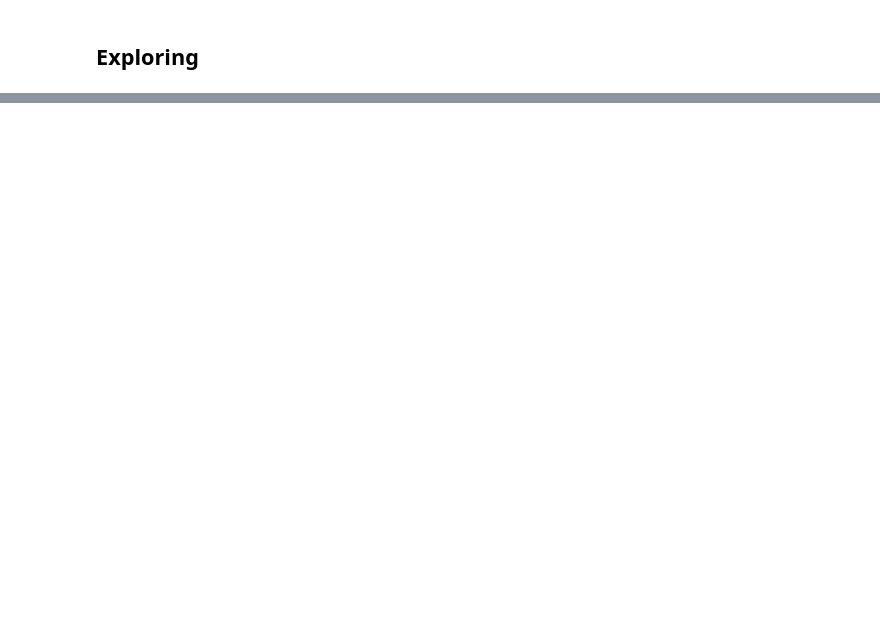
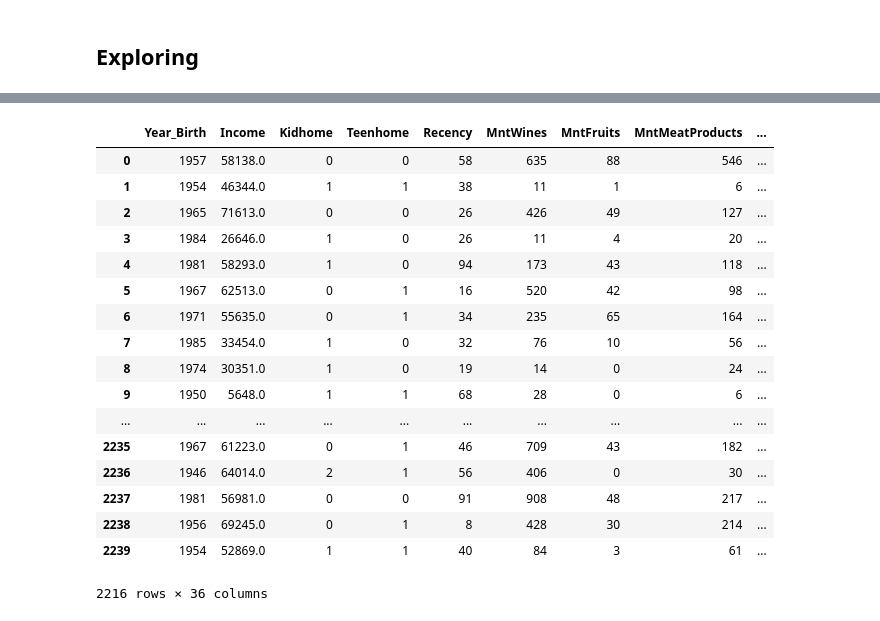
Before and after one commit to iancamleite/ifood-data-business-analyst-test, a Jupyter notebook: Analysis.ipynb, the cells around one changed output, grey strips where cells are left out. Saved outputs shown, nothing was run; the diff lists cells and outputs as text; code cells hidden in the pictures; blank space fills up the shorter version.

```diff
--- a/Analysis.ipynb
+++ b/Analysis.ipynb
@@ -206,0 +334,21 @@ corr.style.background_gradient(cmap='coolwarm')
+# %%
+X
+# %% [output]
+|  | Year_Birth | Income | Kidhome | Teenhome | Recency | MntWines | MntFruits | MntMeatProducts | ... |
+| 0 | 1957 | 58138.0 | 0 | 0 | 58 | 635 | 88 | 546 | ... |
+| 1 | 1954 | 46344.0 | 1 | 1 | 38 | 11 | 1 | 6 | ... |
+| 2 | 1965 | 71613.0 | 0 | 0 | 26 | 426 | 49 | 127 | ... |
+| 3 | 1984 | 26646.0 | 1 | 0 | 26 | 11 | 4 | 20 | ... |
+| 4 | 1981 | 58293.0 | 1 | 0 | 94 | 173 | 43 | 118 | ... |
+| 5 | 1967 | 62513.0 | 0 | 1 | 16 | 520 | 42 | 98 | ... |
+| 6 | 1971 | 55635.0 | 0 | 1 | 34 | 235 | 65 | 164 | ... |
+| 7 | 1985 | 33454.0 | 1 | 0 | 32 | 76 | 10 | 56 | ... |
+| 8 | 1974 | 30351.0 | 1 | 0 | 19 | 14 | 0 | 24 | ... |
+| 9 | 1950 | 5648.0 | 1 | 1 | 68 | 28 | 0 | 6 | ... |
+| ... | ... | ... | ... | ... | ... | ... | ... | ... | ... |
+| 2235 | 1967 | 61223.0 | 0 | 1 | 46 | 709 | 43 | 182 | ... |
+| 2236 | 1946 | 64014.0 | 2 | 1 | 56 | 406 | 0 | 30 | ... |
+| 2237 | 1981 | 56981.0 | 0 | 0 | 91 | 908 | 48 | 217 | ... |
+| 2238 | 1956 | 69245.0 | 0 | 1 | 8 | 428 | 30 | 214 | ... |
+| 2239 | 1954 | 52869.0 | 1 | 1 | 40 | 84 | 3 | 61 | ... |
+2216 rows × 36 columns
```
Also changed, not shown: parts of 29 cells of this notebook.
